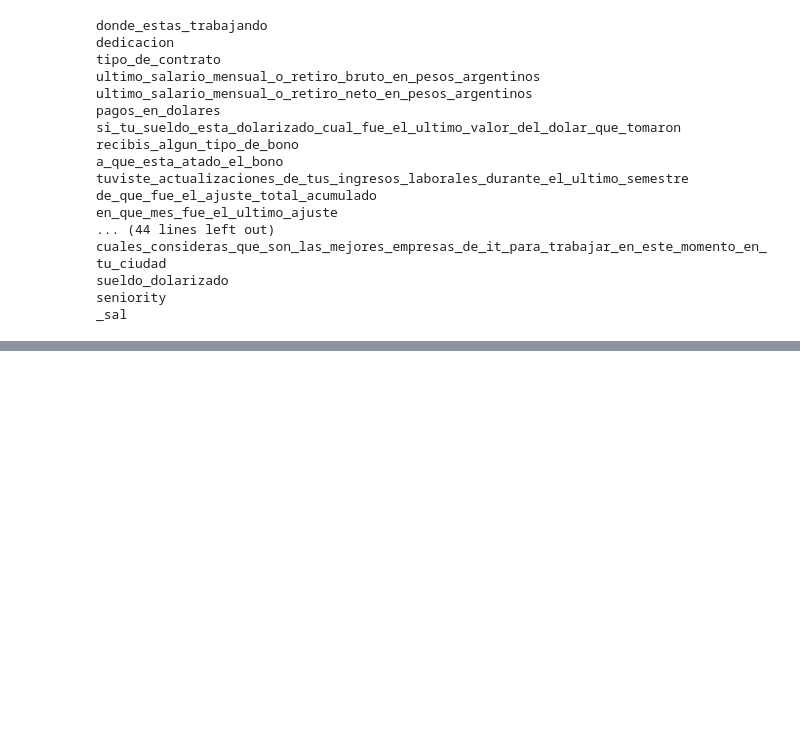
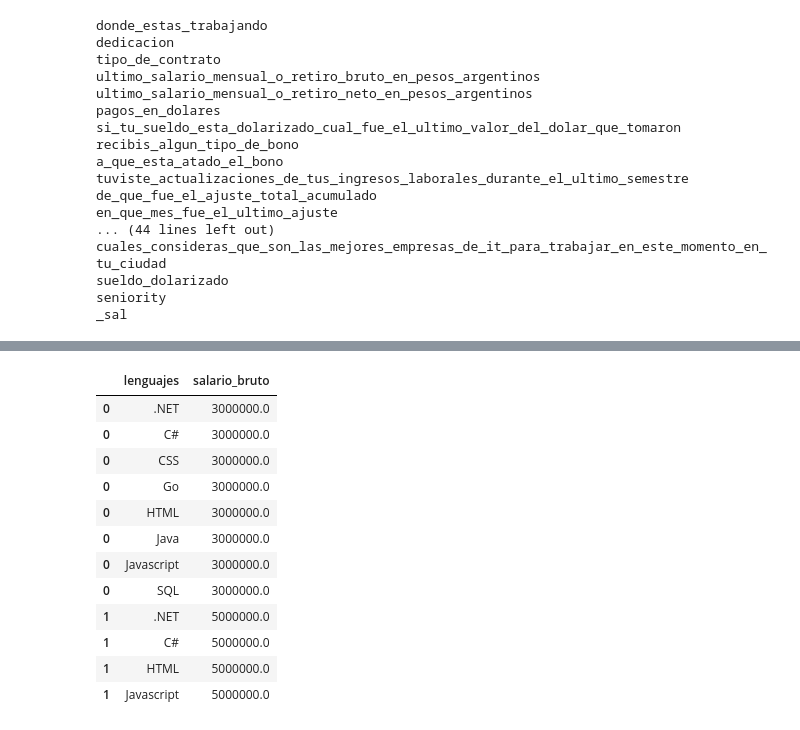
Before and after one commit to LautaroFlores47/analisis-sueldos-it, a Jupyter notebook: notebooks/01_exploracion.ipynb, the cells around one changed output, grey strips where cells are left out. Saved outputs shown, nothing was run; the diff lists cells and outputs as text; code cells hidden in the pictures; blank space fills up the shorter version.

```diff
--- a/notebooks/01_exploracion.ipynb
+++ b/notebooks/01_exploracion.ipynb
@@ -40,0 +179,26 @@ _sal
+# %%
+# Partimos de datos, quedándonos con lenguaje + sueldo (que es lo que necesita H4)
+lenguajes_exploded = datos[["lenguajes", "salario_bruto"]].copy()
+
+# Convertimos el texto en listas y explotamos: una fila por lenguaje
+lenguajes_exploded["lenguajes"] = lenguajes_exploded["lenguajes"].str.split(", ")
+lenguajes_exploded = lenguajes_exploded.explode("lenguajes")
+
+# Sacamos las filas que no son lenguajes reales
+lenguajes_exploded = lenguajes_exploded[lenguajes_exploded["lenguajes"] != "Ninguno de los anteriores"]
+
+lenguajes_exploded.head(12)
+# %% [output]
+|  | lenguajes | salario_bruto |
+| 0 | .NET | 3000000.0 |
+| 0 | C# | 3000000.0 |
+| 0 | CSS | 3000000.0 |
+| 0 | Go | 3000000.0 |
+| 0 | HTML | 3000000.0 |
+| 0 | Java | 3000000.0 |
+| 0 | Javascript | 3000000.0 |
+| 0 | SQL | 3000000.0 |
+| 1 | .NET | 5000000.0 |
+| 1 | C# | 5000000.0 |
+| 1 | HTML | 5000000.0 |
+| 1 | Javascript | 5000000.0 |
```
Also changed, not shown: parts of 12 cells of this notebook.
